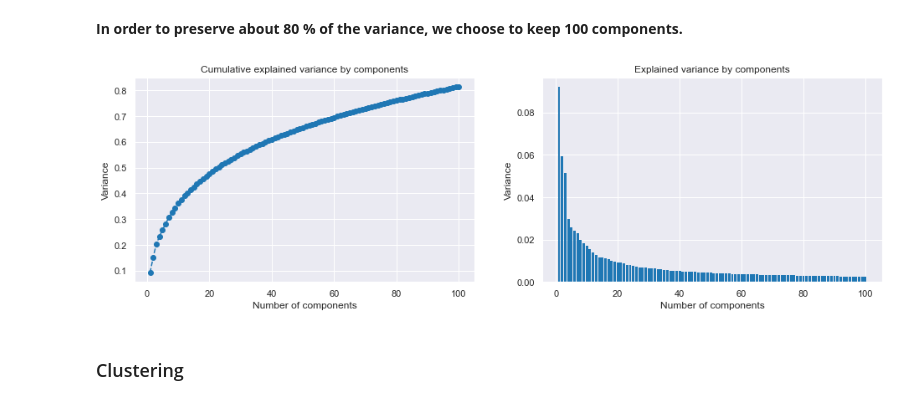
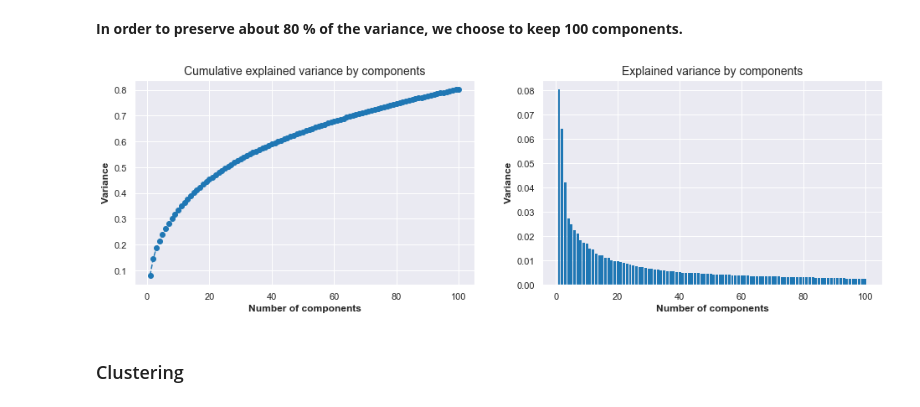
Before and after one commit to MatLeib/udacity_data_science_capstone, a Jupyter notebook: Arvato_Project_Workbook.ipynb, the cells around one changed output. Drawn from its saved outputs; the diff is of its cells as text; code cells hidden in the pictures.

```diff
--- a/Arvato_Project_Workbook.ipynb
+++ b/Arvato_Project_Workbook.ipynb
@@ -381,15 +391,15 @@ def plot_explained_variance(pca):
 
     ax1 = plt.subplot(1,2,1)
     ax1.plot(n_components, pca.explained_variance_ratio_.cumsum(), marker ='o', linestyle='--')
-    ax1.set_title('Cumulative explained variance by components')
-    ax1.set_xlabel('Number of components')
-    ax1.set_ylabel('Variance')
+    ax1.set_title('Cumulative explained variance by components', fontsize=14)
+    ax1.set_xlabel('Number of components', fontsize=12, weight='bold')
+    ax1.set_ylabel('Variance', fontsize=12, weight='bold')
 
     ax2 = plt.subplot(1,2,2)
     ax2.bar(n_components, pca.explained_variance_ratio_, edgecolor = "none")
-    ax2.set_title('Explained variance by components')
-    ax2.set_xlabel('Number of components')
-    ax2.set_ylabel('Variance')
+    ax2.set_title('Explained variance by components', fontsize=14)
+    ax2.set_xlabel('Number of components', fontsize=12, weight='bold')
+    ax2.set_ylabel('Variance', fontsize=12, weight='bold')
 # %%
 # Plotting explained variance of general population
 plot_explained_variance(pca)
@@ -410,9 +420,9 @@ azdias_pca = pca.fit_transform(azdias_scaled)
 customers_pca = pca.fit_transform(customers_scaled)
 # %%
 # Plotting explained variance of general population
-plot_explained_variance(pca_azdias)
+plot_explained_variance(pca)
 # %% [output]
-[figure, old version]
+[figure, new version]
 # %% [markdown]
 ### Clustering
 # %% [markdown]
```
Also changed, not shown: parts of 28 cells of this notebook, 1 other file.
